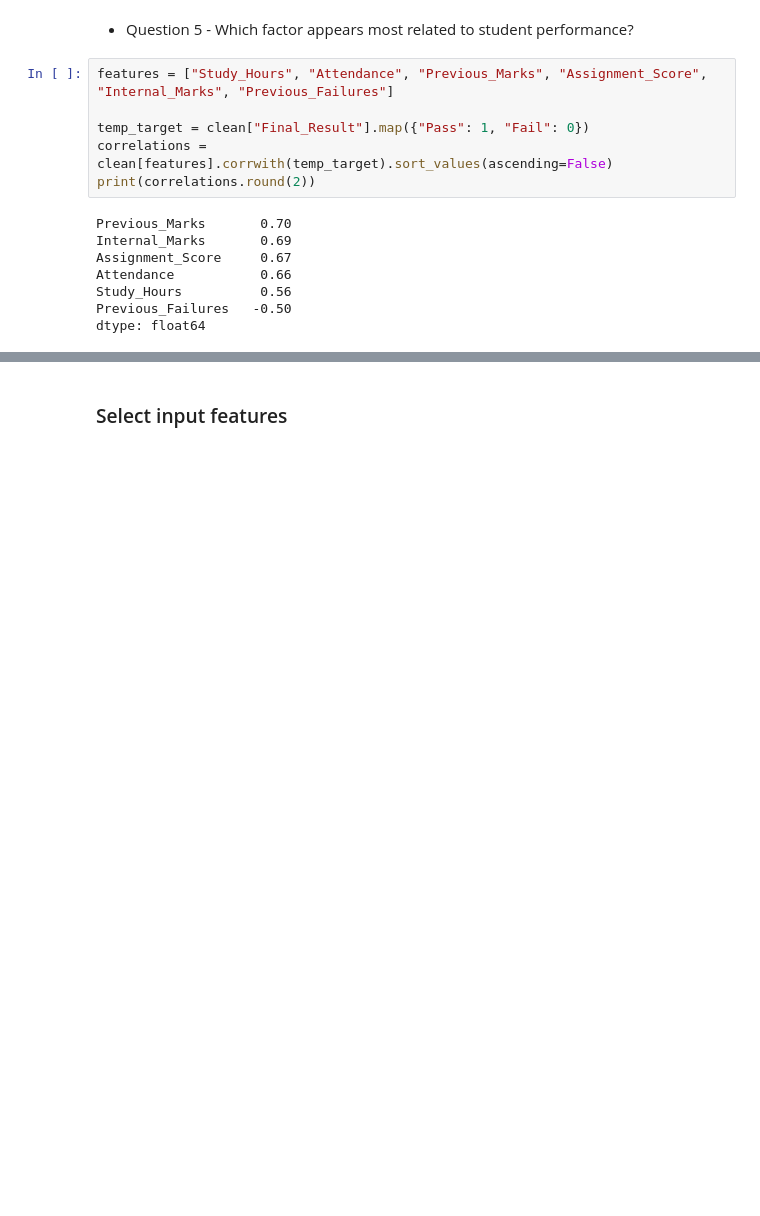
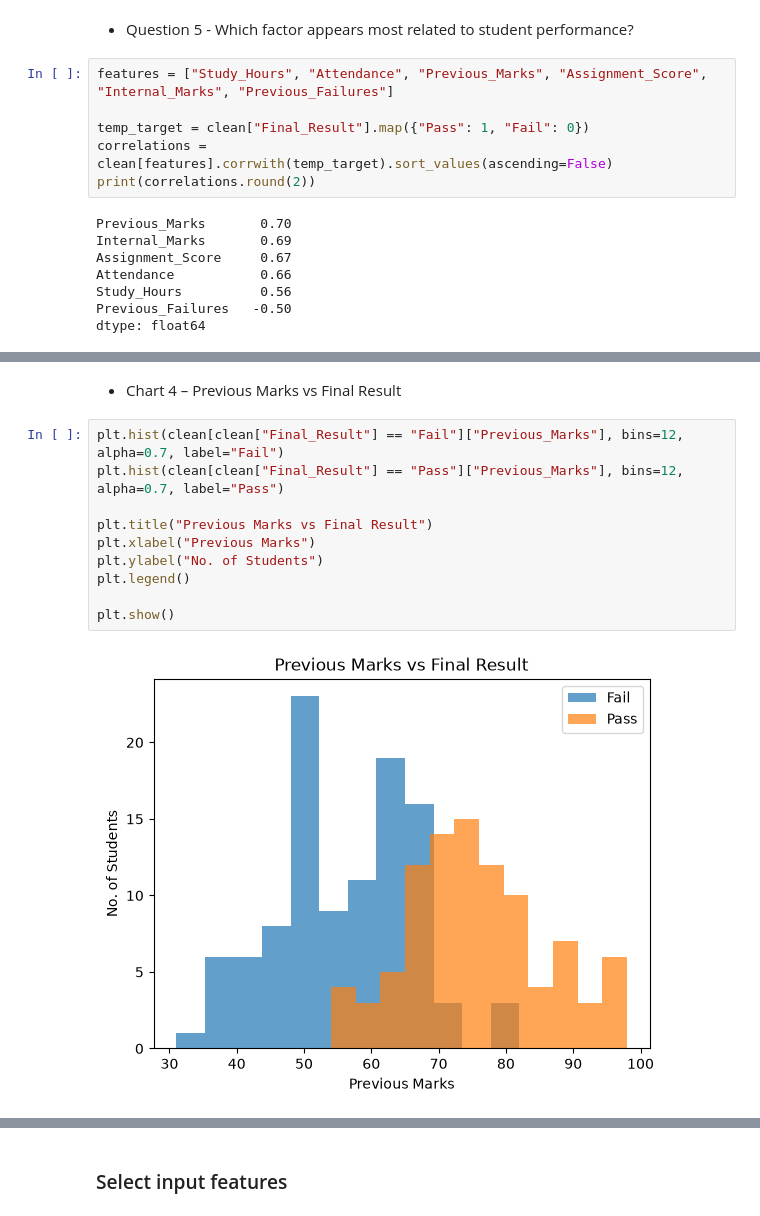
Before and after one commit to Pratik5767/Student-Performance-Prediction-Academic-Analysis-System, a Jupyter notebook: student_performance_perdiction.ipynb, the cells around one changed output, grey strips where cells are left out. Cells and saved outputs as stored; diff of their text form; blank space fills up the shorter version.

```diff
--- a/student_performance_perdiction.ipynb
+++ b/student_performance_perdiction.ipynb
@@ -231,0 +276,14 @@ dtype: float64
+# %% [markdown]
+- Chart 4 – Previous Marks vs Final Result
+# %%
+plt.hist(clean[clean["Final_Result"] == "Fail"]["Previous_Marks"], bins=12, alpha=0.7, label="Fail")
+plt.hist(clean[clean["Final_Result"] == "Pass"]["Previous_Marks"], bins=12, alpha=0.7, label="Pass")
+
+plt.title("Previous Marks vs Final Result")
+plt.xlabel("Previous Marks")
+plt.ylabel("No. of Students")
+plt.legend()
+
+plt.show()
+# %% [output]
+[figure, added]
```
Also changed, not shown: parts of 48 cells of this notebook.
